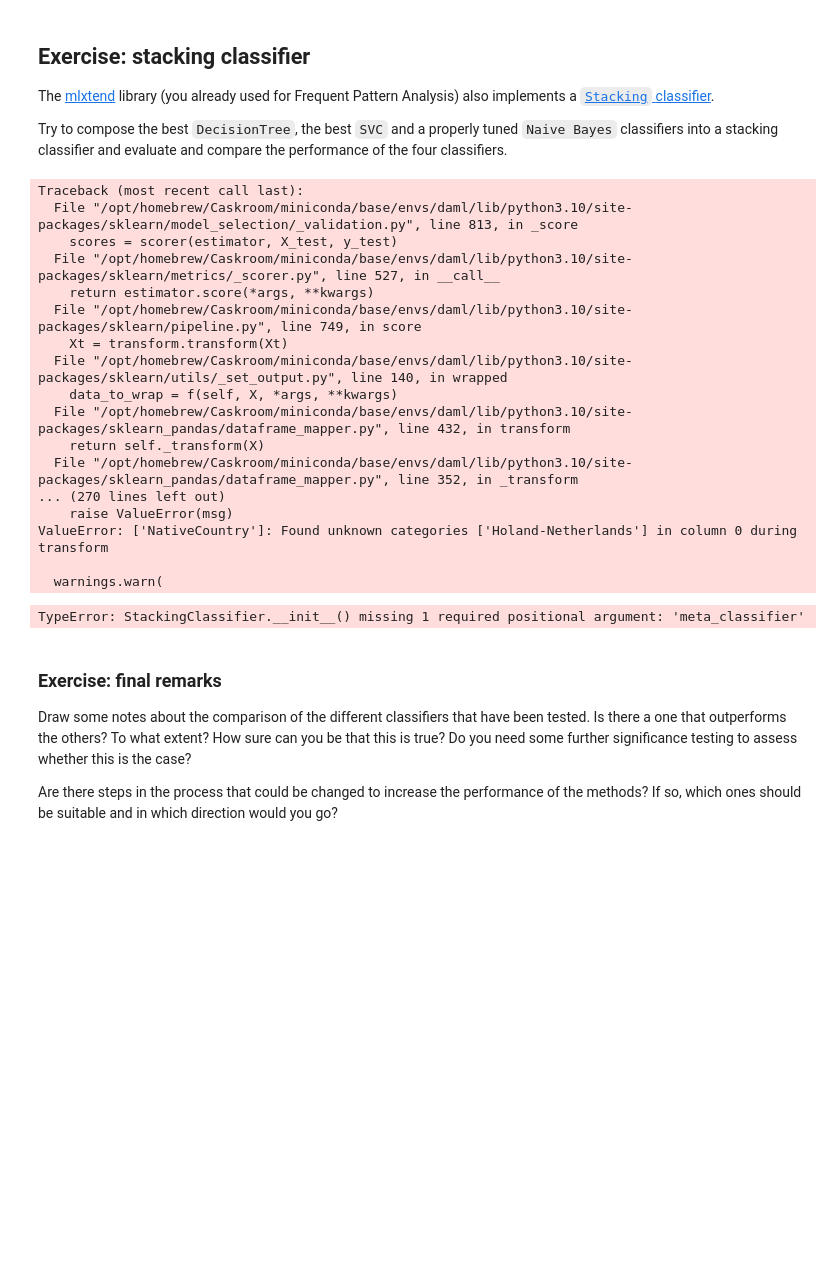
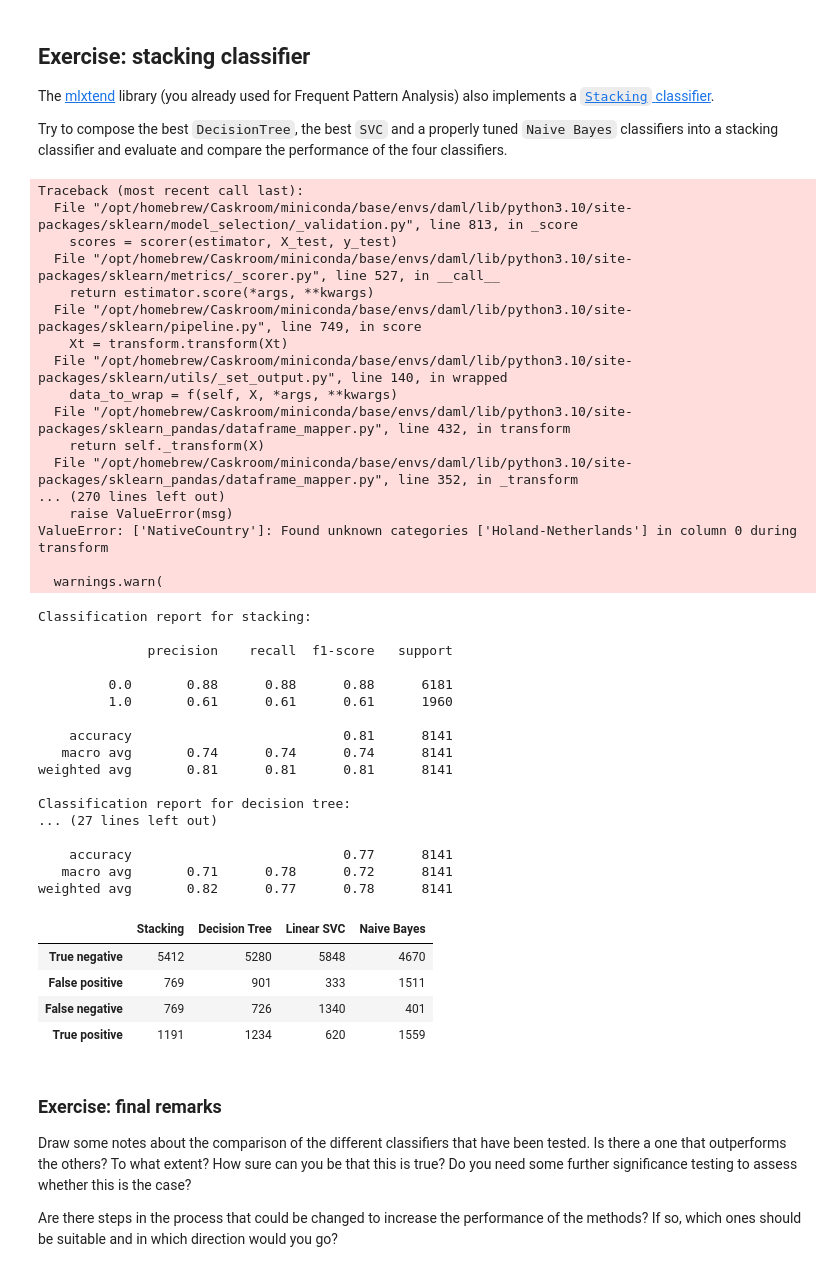
Before and after one commit to persello/daml-notebooks, a Jupyter notebook: 12/classification.ipynb, the cells around one changed output. Drawn from its saved outputs; the diff is of its cells as text; code cells hidden in the pictures; blank space fills up the shorter version.

```diff
--- a/12/classification.ipynb
+++ b/12/classification.ipynb
@@ -1039,6 +1090,7 @@ The [mlxtend](http://rasbt.github.io/mlxtend/) library (you already used for Fre
 Try to compose the best `DecisionTree`, the best `SVC` and a properly tuned `Naive Bayes` classifiers into a stacking classifier and evaluate and compare the performance of the four classifiers.
 # %%
 from mlxtend.classifier import StackingClassifier
+from sklearn.linear_model import LogisticRegression
 from sklearn.naive_bayes import CategoricalNB
 
 # Tuned Naive Bayes
@@ -1070,11 +1122,14 @@ grid_search.fit(df, df['Income'])
 best_lsvc = LinearSVC(C=grid_search.best_params_['linear_svc__C'])
 
 # Stacking
-stacking = StackingClassifier(classifiers=[best_dt_classifier, best_lsvc, tuned_cnb])
+stacking = StackingClassifier(classifiers=[best_dt_classifier, best_lsvc, tuned_cnb], meta_classifier=LogisticRegression())
 stacking.fit(X_train, y_train)
 y_pred = stacking.predict(X_test)
 
 cm_stacking = confusion_matrix(y_test, y_pred)
+
+print("Classification report for stacking:\n")
+print(classification_report(y_test, y_pred))
 
 # Test Decision Tree
 best_dt_classifier.fit(X_train, y_train)
@@ -1082,45 +1137,75 @@ y_pred = best_dt_classifier.predict(X_test)
 
 cm_dt = confusion_matrix(y_test, y_pred)
 
+print("Classification report for decision tree:\n")
+print(classification_report(y_test, y_pred))
+
 # Test Linear SVC
 best_lsvc.fit(X_train, y_train)
 y_pred = best_lsvc.predict(X_test)
 
 cm_lsvc = confusion_matrix(y_test, y_pred)
 
+print("Classification report for linear SVC:\n")
+print(classification_report(y_test, y_pred))
+
 # Test Naive Bayes
 tuned_cnb.fit(X_train, y_train)
 y_pred = tuned_cnb.predict(X_test)
 
 cm_cnb = confusion_matrix(y_test, y_pred)
+
+print("Classification report for Naive Bayes:\n")
+print(classification_report(y_test, y_pred))
 
 out = pd.DataFrame({
     'Stacking': cm_stacking.ravel(),
     'Decision Tree': cm_dt.ravel(),
     'Linear SVC': cm_lsvc.ravel(),
     'Naive Bayes': cm_cnb.ravel(),
 }, index=['True negative', 'False positive', 'False negative', 'True positive'])
 
 display(out)
 # %% [output]
 Traceback (most recent call last):
   File "/opt/homebrew/Caskroom/miniconda/base/envs/daml/lib/python3.10/site-packages/sklearn/model_selection/_validation.py", line 813, in _score
     scores = scorer(estimator, X_test, y_test)
   File "/opt/homebrew/Caskroom/miniconda/base/envs/daml/lib/python3.10/site-packages/sklearn/metrics/_scorer.py", line 527, in __call__
     return estimator.score(*args, **kwargs)
   File "/opt/homebrew/Caskroom/miniconda/base/envs/daml/lib/python3.10/site-packages/sklearn/pipeline.py", line 749, in score
     Xt = transform.transform(Xt)
   File "/opt/homebrew/Caskroom/miniconda/base/envs/daml/lib/python3.10/site-packages/sklearn/utils/_set_output.py", line 140, in wrapped
     data_to_wrap = f(self, X, *args, **kwargs)
   File "/opt/homebrew/Caskroom/miniconda/base/envs/daml/lib/python3.10/site-packages/sklearn_pandas/dataframe_mapper.py", line 432, in transform
     return self._transform(X)
   File "/opt/homebrew/Caskroom/miniconda/base/envs/daml/lib/python3.10/site-packages/sklearn_pandas/dataframe_mapper.py", line 352, in _transform
 ... (270 lines left out)
     raise ValueError(msg)
 ValueError: ['NativeCountry']: Found unknown categories ['Holand-Netherlands'] in column 0 during transform
 
   warnings.warn(
-TypeError: StackingClassifier.__init__() missing 1 required positional argument: 'meta_classifier'
+Classification report for stacking:
+
+              precision    recall  f1-score   support
+
+         0.0       0.88      0.88      0.88      6181
+         1.0       0.61      0.61      0.61      1960
+
+    accuracy                           0.81      8141
+   macro avg       0.74      0.74      0.74      8141
+weighted avg       0.81      0.81      0.81      8141
+
+Classification report for decision tree:
+... (27 lines left out)
+
+    accuracy                           0.77      8141
+   macro avg       0.71      0.78      0.72      8141
+weighted avg       0.82      0.77      0.78      8141
+|  | Stacking | Decision Tree | Linear SVC | Naive Bayes |
+| True negative | 5412 | 5280 | 5848 | 4670 |
+| False positive | 769 | 901 | 333 | 1511 |
+| False negative | 769 | 726 | 1340 | 401 |
+| True positive | 1191 | 1234 | 620 | 1559 |
 # %% [markdown]
 ### Exercise: final remarks
 
```
Also changed, not shown: parts of 12 cells of this notebook.
